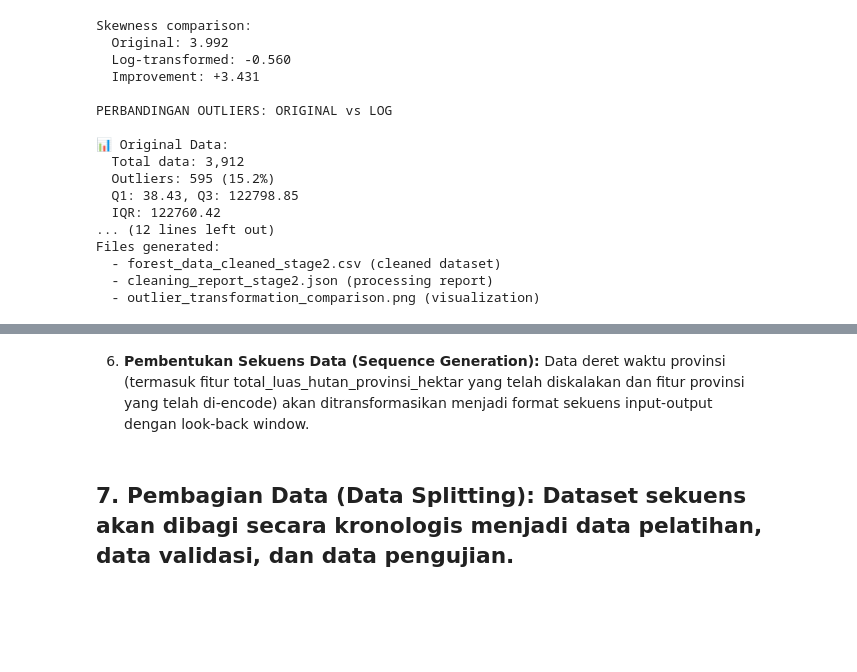
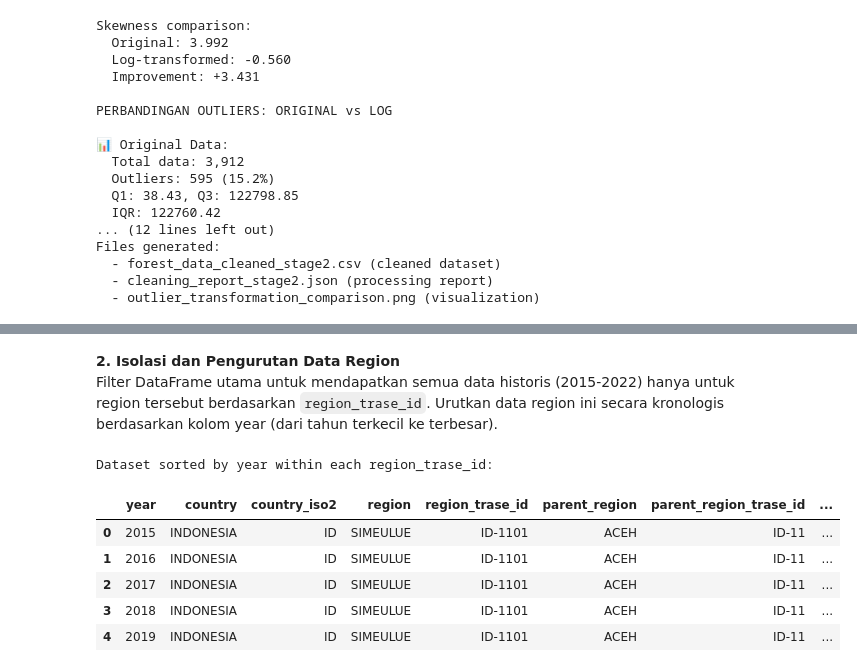
Before and after one commit to bintangfikrif/Unnamed-Final_Project, a Jupyter notebook: notebooks/main.ipynb, the cells around one changed output, grey strips where cells are left out. Saved outputs shown, nothing was run; the diff lists cells and outputs as text; code cells hidden in the pictures; blank space fills up the shorter version.

```diff
--- a/notebooks/main.ipynb
+++ b/notebooks/main.ipynb
@@ -1031,2 +912,0 @@ else:
-# %% [markdown]
-6. **Pembentukan Sekuens Data (Sequence Generation):** Data deret waktu provinsi (termasuk fitur total_luas_hutan_provinsi_hektar yang telah diskalakan dan fitur provinsi yang telah di-encode) akan ditransformasikan menjadi format sekuens input-output dengan look-back window.
@@ -1104,2 +912,0 @@ else:
-# %% [markdown]
-## 7. **Pembagian Data (Data Splitting):** Dataset sekuens akan dibagi secara kronologis menjadi data pelatihan, data validasi, dan data pengujian.
@@ -1228,0 +913,17 @@ else:
+# %% [markdown]
+**2. Isolasi dan Pengurutan Data Region**
+Filter DataFrame utama untuk mendapatkan semua data historis (2015-2022) hanya untuk region tersebut berdasarkan `region_trase_id`. Urutkan data region ini secara kronologis berdasarkan kolom year (dari tahun terkecil ke terbesar).
+# %%
+# Group by region_trase_id and sort each group by year
+grouped_and_sorted = df.groupby('region_trase_id').apply(lambda x: x.sort_values(by=COL_YEAR, ascending=True)).reset_index(drop=True)
+
+print("Dataset sorted by year within each region_trase_id:")
+display(grouped_and_sorted.head())
+# %% [output]
+Dataset sorted by year within each region_trase_id:
+|  | year | country | country_iso2 | region | region_trase_id | parent_region | parent_region_trase_id | ... |
+| 0 | 2015 | INDONESIA | ID | SIMEULUE | ID-1101 | ACEH | ID-11 | ... |
+| 1 | 2016 | INDONESIA | ID | SIMEULUE | ID-1101 | ACEH | ID-11 | ... |
+| 2 | 2017 | INDONESIA | ID | SIMEULUE | ID-1101 | ACEH | ID-11 | ... |
+| 3 | 2018 | INDONESIA | ID | SIMEULUE | ID-1101 | ACEH | ID-11 | ... |
+| 4 | 2019 | INDONESIA | ID | SIMEULUE | ID-1101 | ACEH | ID-11 | ... |
```
Also changed, not shown: parts of 19 cells of this notebook.
